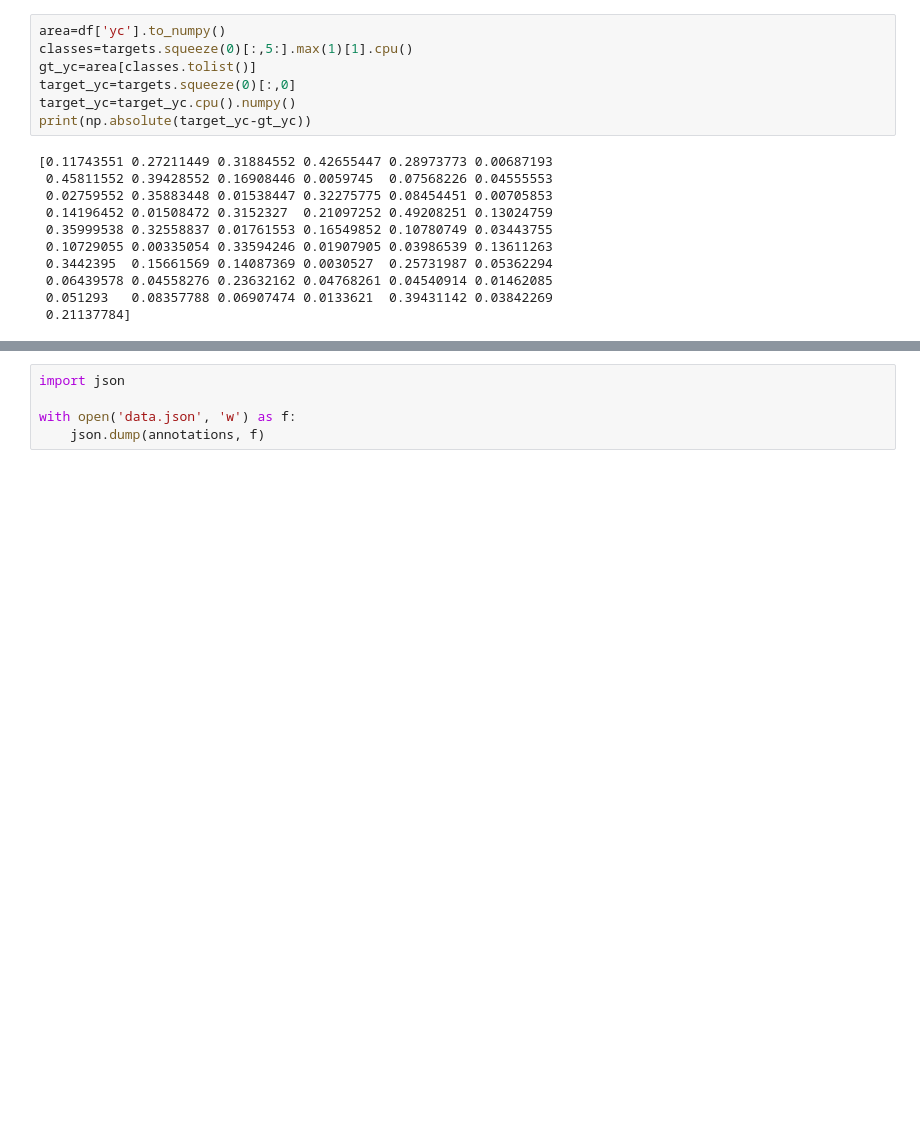
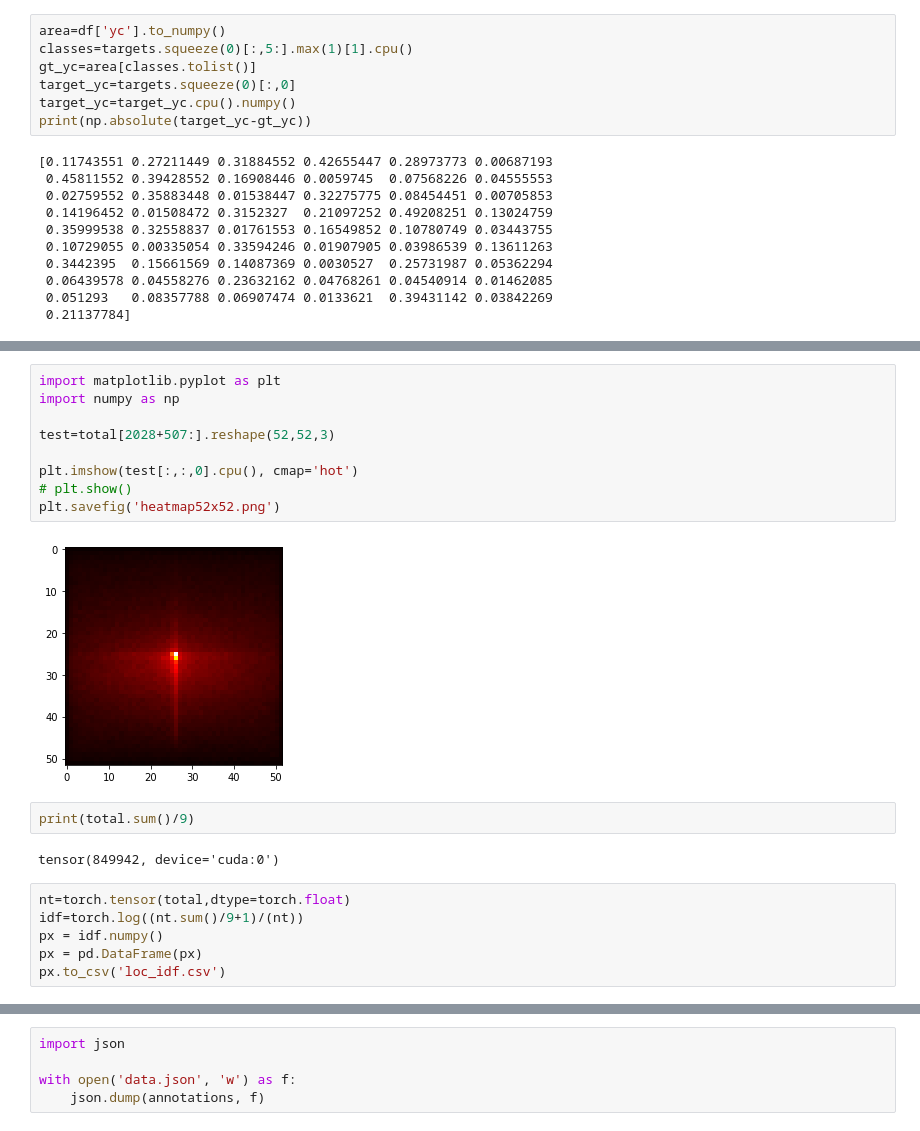
Before and after one commit to kostas1515/yolo_on_coco, a Jupyter notebook: coco.ipynb, the cells around one changed output, grey strips where cells are left out. Drawn from its saved outputs; the diff is of its cells as text; blank space fills up the shorter version.

```diff
--- a/coco.ipynb
+++ b/coco.ipynb
@@ -686,0 +764,21 @@ print(torch.uniform(10))
+# %%
+import matplotlib.pyplot as plt
+import numpy as np
+
+test=total[2028+507:].reshape(52,52,3)
+
+plt.imshow(test[:,:,0].cpu(), cmap='hot')
+# plt.show()
+plt.savefig('heatmap52x52.png')
+# %% [output]
+[figure, added]
+# %%
+print(total.sum()/9)
+# %% [output]
+tensor(849942, device='cuda:0')
+# %%
+nt=torch.tensor(total,dtype=torch.float)
+idf=torch.log((nt.sum()/9+1)/(nt))
+px = idf.numpy()
+px = pd.DataFrame(px)
+px.to_csv('loc_idf.csv')
```
Also changed, not shown: parts of 47 cells of this notebook, 8 other files.
